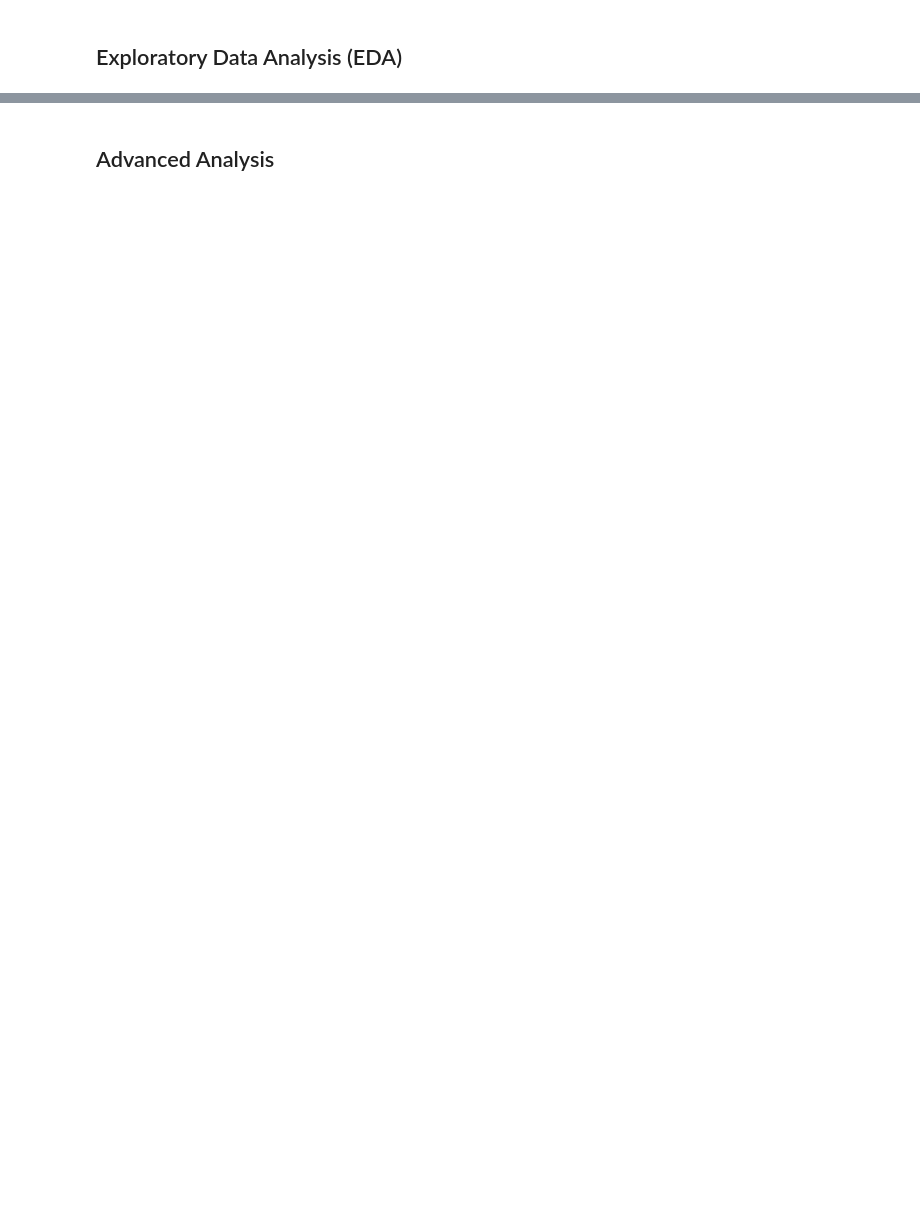
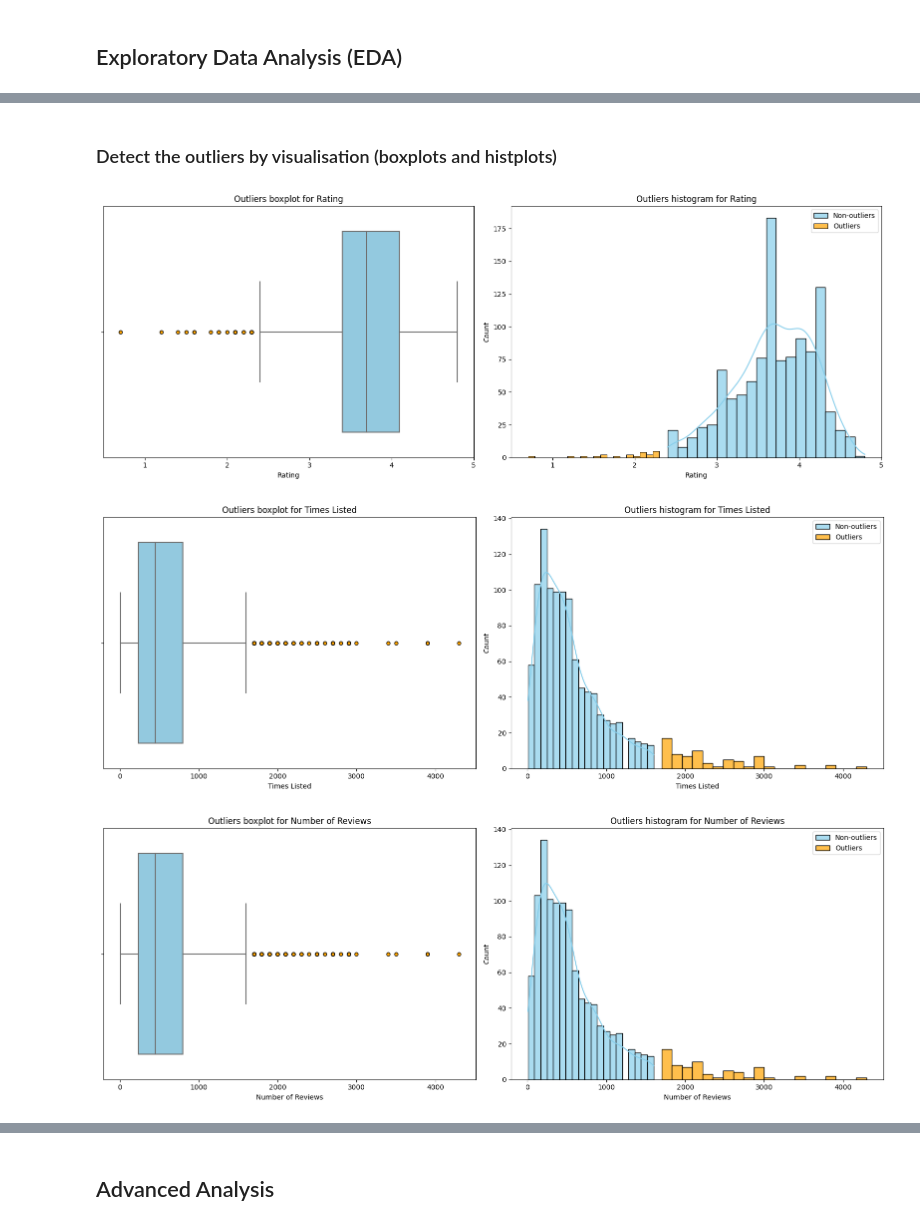
Before and after one commit to IrronRoman19/final-project-data, a Jupyter notebook: eda-project-tovtech-video-game-reviews.ipynb, the cells around one changed output, grey strips where cells are left out. Drawn from its saved outputs; the diff is of its cells as text; code cells hidden in the pictures; blank space fills up the shorter version.

```diff
--- a/eda-project-tovtech-video-game-reviews.ipynb
+++ b/eda-project-tovtech-video-game-reviews.ipynb
@@ -308,0 +476,10 @@ It seems that no outliers.
+# %%
+# Drop duplicate rows
+games.drop_duplicates(inplace=True)
+
+# Check the shape to see how many rows were removed
+print(f"After dropping duplicates: {games.shape}")
+print(f"Duplicated rows: {games.duplicated().sum()}")
+
+print(f"Unique values: \n{games.nunique()}")
+games[games.duplicated()].head()
@@ -885,0 +690,36 @@ plt.show()
+# %% [markdown]
+### Detect the outliers by visualisation (boxplots and histplots)
+# %%
+numeric_columns = ['Rating', 'Times Listed', 'Number of Reviews', 'Plays', 'Playing', 'Backlogs', 'Wishlist']
+
+for column in numeric_columns:
+    # Calculate IQR and determine outliers
+    Q1 = games[column].quantile(0.25)
+    Q3 = games[column].quantile(0.75)
+    IQR = Q3 - Q1
+    lower_bound = Q1 - 1.5 * IQR
+    upper_bound = Q3 + 1.5 * IQR
+
+    outliers = games[(games[column] < lower_bound) | (games[column] > upper_bound)][column]
+    non_outliers = games[(games[column] >= lower_bound) & (games[column] <= upper_bound)][column]
+
+    fig, axes = plt.subplots(1, 2, figsize=(16, 6))  # Create a row of 2 subplots
+
+    # Boxplot with colored outliers
+    flierprops = {'marker': 'o', 'markerfacecolor': 'orange', 'markeredgecolor': 'black', 'markersize': 5}
+    sns.boxplot(x=games[column], ax=axes[0], color='skyblue', flierprops=flierprops)
+    axes[0].set_title(f'Outliers boxplot for {column}')
+
+    # Histogram
+    sns.histplot(x=non_outliers, bins=20, kde=True, ax=axes[1], label='Non-outliers', color='skyblue', alpha=0.7)
+    sns.histplot(x=outliers, bins=20, kde=False, ax=axes[1], label='Outliers', color='orange', alpha=0.7)
+    axes[1].set_title(f'Outliers histogram for {column}')
+    axes[1].legend()
+
+
+    plt.tight_layout()  # Adjust spacing between subplots
+    plt.show()
+# %% [output]
+[figure, added]
+[figure, added]
+[figure, added]
```
Also changed, not shown: parts of 245 cells of this notebook.
